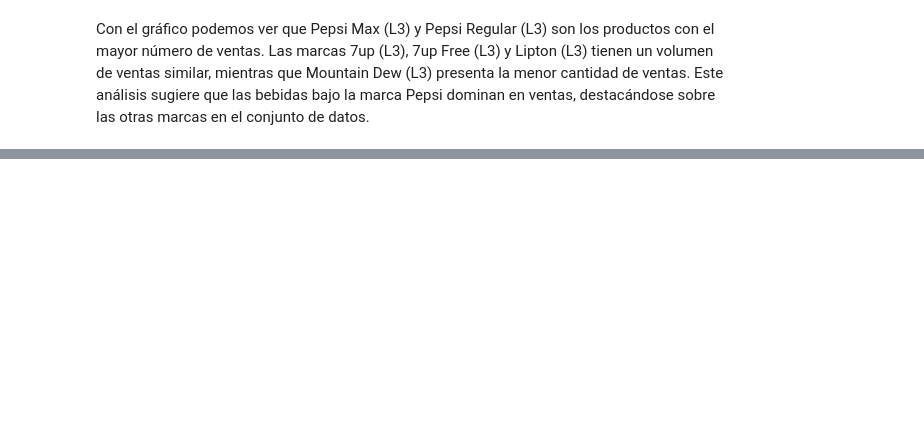
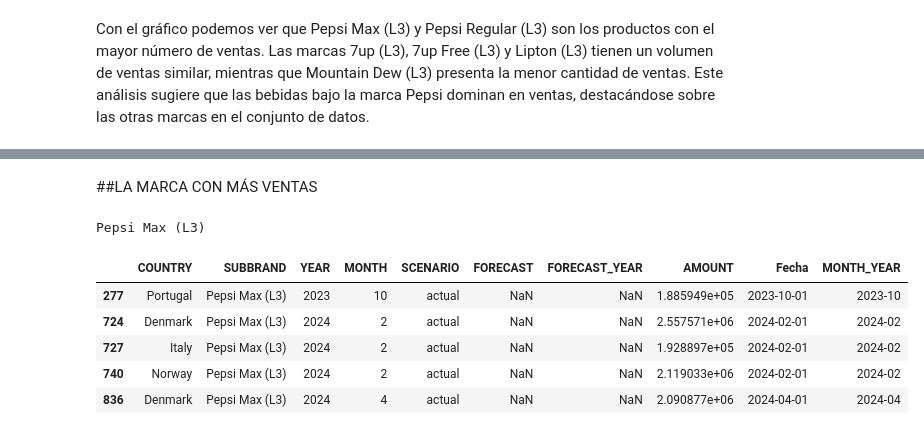
Before and after one commit to nuriaprol/UFV_Visualizacion, a Jupyter notebook: EjerciciosClase/Clase2.ipynb, the cells around one changed output, grey strips where cells are left out. Cells and saved outputs as stored; diff of their text form; code cells hidden in the pictures; blank space fills up the shorter version.

```diff
--- a/EjerciciosClase/Clase2.ipynb
+++ b/EjerciciosClase/Clase2.ipynb
@@ -590,0 +350,17 @@ Las predicciones son efectivas, ya que se alinean bien con los datos actuales de
+# %% [markdown]
+##LA MARCA CON MÁS VENTAS
+# %%
+marca_con_mas_ventas = ventas_actual.groupby('SUBBRAND')['AMOUNT'].sum().idxmax()
+print(marca_con_mas_ventas)
+# %% [output]
+Pepsi Max (L3)
+# %%
+pepsi_ventas = ventas_actual[ventas_actual['SUBBRAND'] == 'Pepsi Max (L3)']
+pepsi_ventas.head()
+# %% [output]
+|  | COUNTRY | SUBBRAND | YEAR | MONTH | SCENARIO | FORECAST | FORECAST_YEAR | AMOUNT | Fecha | MONTH_YEAR |
+| 277 | Portugal | Pepsi Max (L3) | 2023 | 10 | actual | NaN | NaN | 1.885949e+05 | 2023-10-01 | 2023-10 |
+| 724 | Denmark | Pepsi Max (L3) | 2024 | 2 | actual | NaN | NaN | 2.557571e+06 | 2024-02-01 | 2024-02 |
+| 727 | Italy | Pepsi Max (L3) | 2024 | 2 | actual | NaN | NaN | 1.928897e+05 | 2024-02-01 | 2024-02 |
+| 740 | Norway | Pepsi Max (L3) | 2024 | 2 | actual | NaN | NaN | 2.119033e+06 | 2024-02-01 | 2024-02 |
+| 836 | Denmark | Pepsi Max (L3) | 2024 | 4 | actual | NaN | NaN | 2.090877e+06 | 2024-04-01 | 2024-04 |
```
Also changed, not shown: parts of 87 cells of this notebook.
